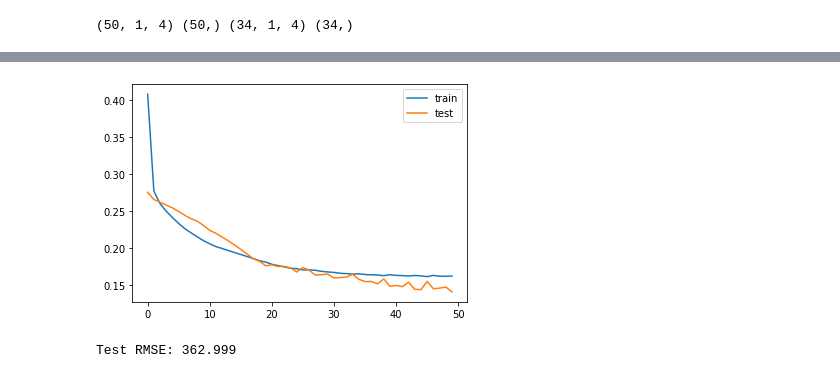
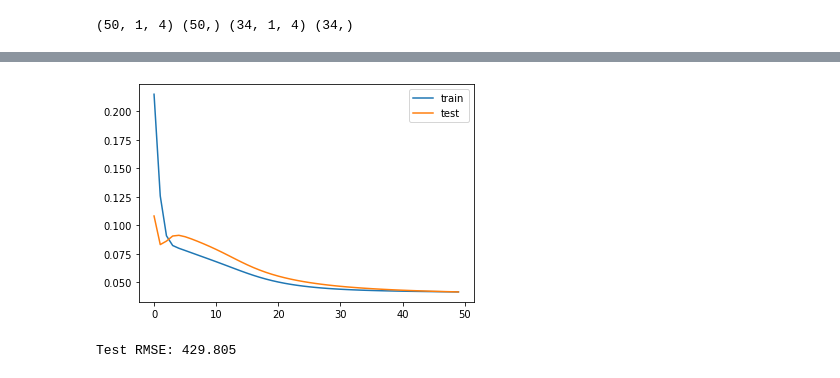
Before and after one commit to fagan2888/bis_speeches_text_bigram_frequency, a Jupyter notebook: source/keras_time_series_neural_network_y_x_4.ipynb, the cells around one changed output, grey strips where cells are left out. Drawn from its saved outputs; the diff is of its cells as text; code cells hidden in the pictures.

```diff
--- a/source/keras_time_series_neural_network_y_x_4.ipynb
+++ b/source/keras_time_series_neural_network_y_x_4.ipynb
@@ -185,11 +185,12 @@ print(train_X.shape, train_y.shape, test_X.shape, test_y.shape)
 # %% [output]
 (50, 1, 4) (50,) (34, 1, 4) (34,)
 # %%
+loss_fun = 'mse'
 # design network
 model = Sequential()
 model.add(LSTM(8, input_shape=(train_X.shape[1], train_X.shape[2])))
 model.add(Dense(1))
-model.compile(loss='mae', optimizer='adam')
+model.compile(loss=loss_fun, optimizer='adam')
 # fit network
 history = model.fit(train_X, train_y, epochs=50, batch_size=1, validation_data=(test_X, test_y), verbose=2, shuffle=False)
 # plot history
@@ -218,7 +219,7 @@ inv_y = inv_y[:,0]
 rmse = sqrt(mean_squared_error(inv_y, inv_yhat))
 print('Test RMSE: %.3f' % rmse)
 
-fig.savefig('../output/feature4_'+ '%.4f' % rmse +'.png')
+fig.savefig('../output/%s_feature4_%.4f.png' % (loss_fun, rmse))
 # %% [output]
 Train on 50 samples, validate on 34 samples
 Epoch 1/50
@@ -240,5 +241,5 @@ Epoch 50/50
-[figure, old version]
+[figure, new version]
-Test RMSE: 362.999
+Test RMSE: 429.805
 # %%
 # # make a prediction
 # yhat = model.predict(test_X)
```
Also changed, not shown: parts of 1 cell of this notebook, 3 other files.
